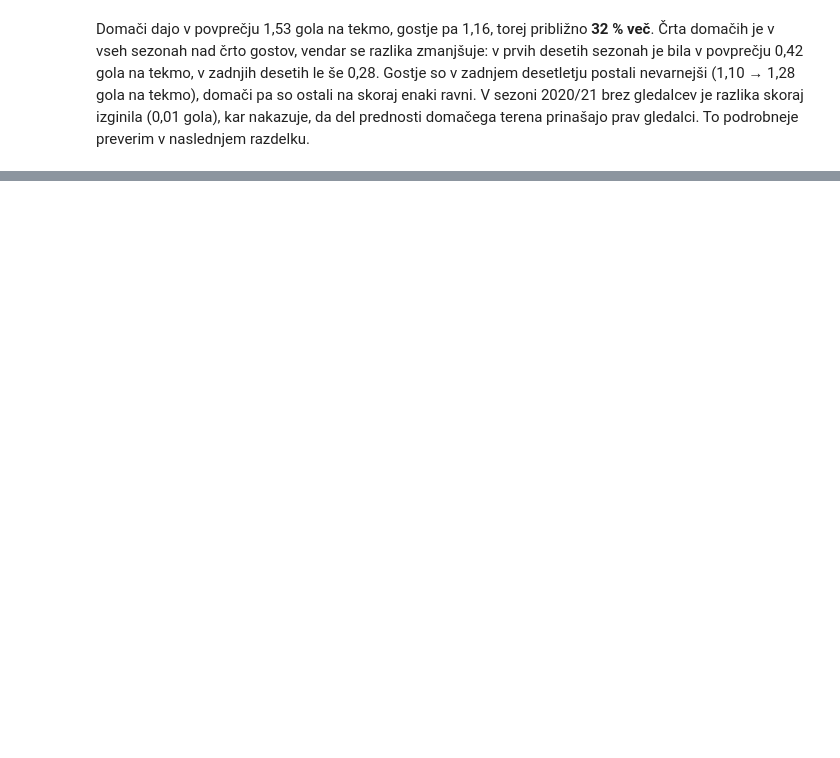
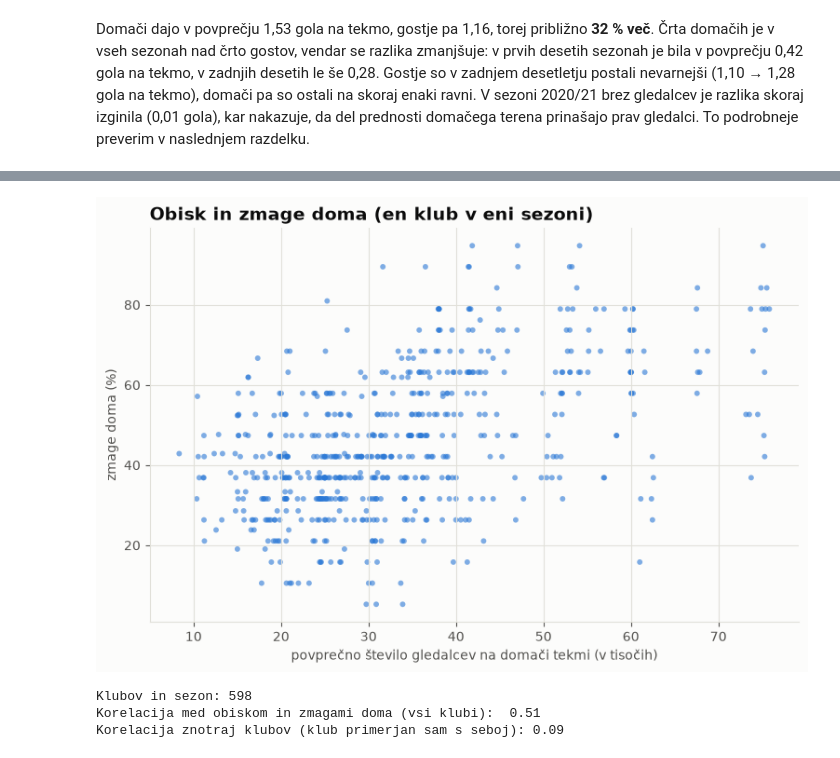
Before and after one commit to aljazzorc/projekt-uvp, a Jupyter notebook: analiza.ipynb, the cells around one changed output, grey strips where cells are left out. Saved outputs shown, nothing was run; the diff lists cells and outputs as text; code cells hidden in the pictures; blank space fills up the shorter version.

```diff
--- a/analiza.ipynb
+++ b/analiza.ipynb
@@ -208,0 +371,14 @@ preverim v naslednjem razdelku.
+# %%
+obisk = obisk_in_zmage_klubov(tekme)
+graf_obisk_in_zmage(obisk)
+plt.show()
+
+povezava = povezava_obiska_in_zmag(obisk)
+print(f"Klubov in sezon: {len(obisk)}")
+print(f"Korelacija med obiskom in zmagami doma (vsi klubi):  {povezava['vsi klubi']:.2f}")
+print(f"Korelacija znotraj klubov (klub primerjan sam s seboj): {povezava['znotraj klubov']:.2f}")
+# %% [output]
+[figure, added]
+Klubov in sezon: 598
+Korelacija med obiskom in zmagami doma (vsi klubi):  0.51
+Korelacija znotraj klubov (klub primerjan sam s seboj): 0.09
```
Also changed, not shown: parts of 24 cells of this notebook, 2 other files.
